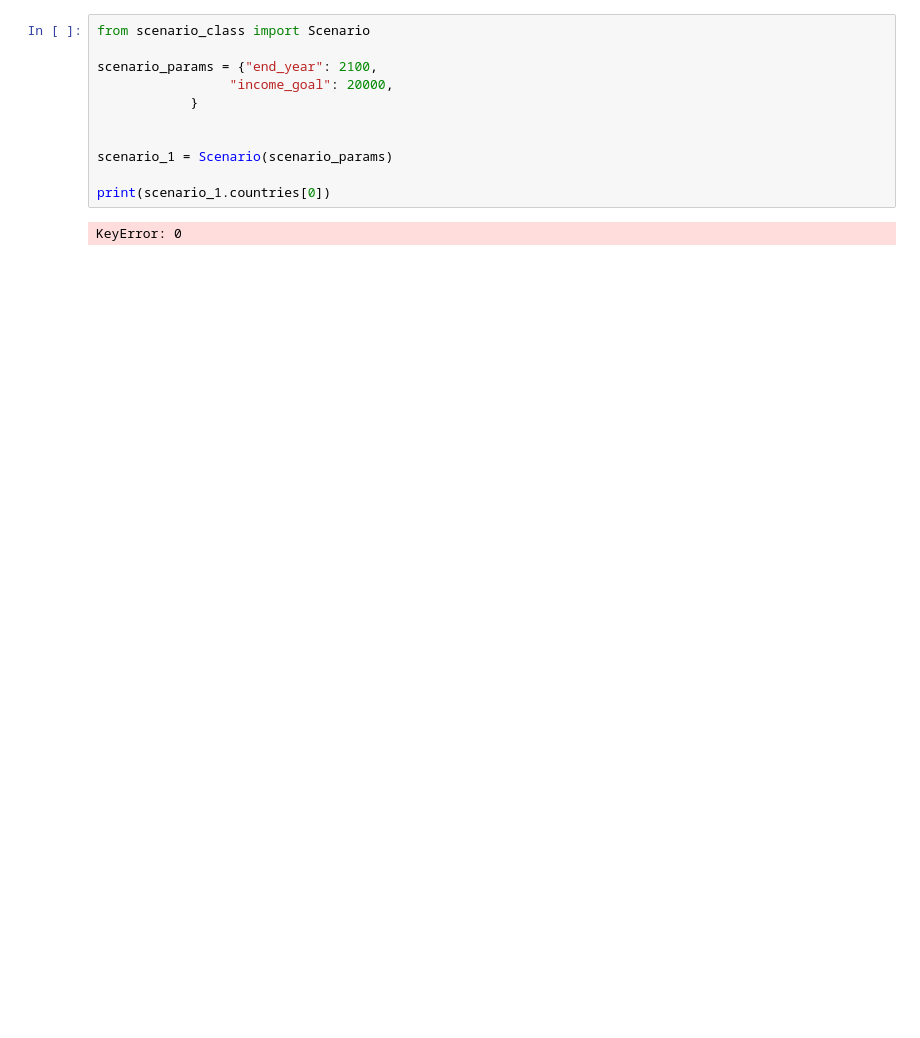
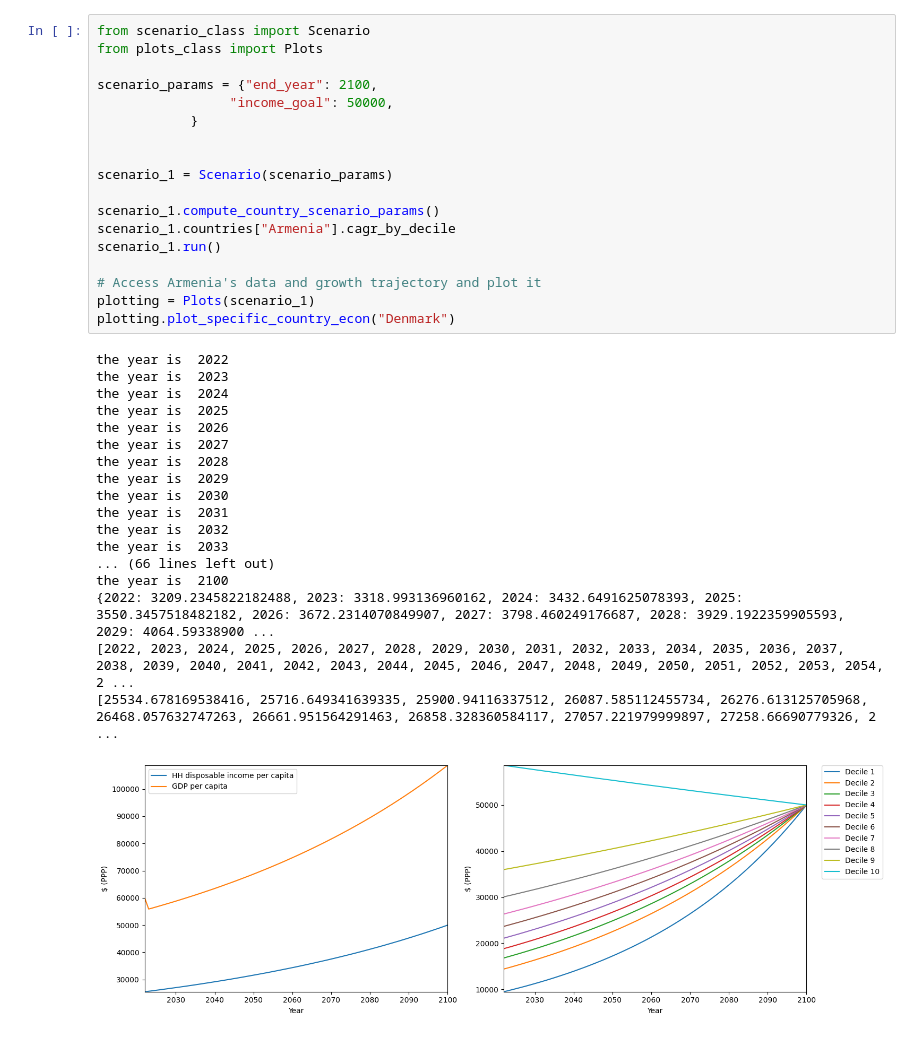
Before and after one commit to yannickoswald/convergence, a Jupyter notebook: run_scenario.ipynb, the cells around one changed output. Saved outputs shown, nothing was run; the diff lists cells and outputs as text; blank space fills up the shorter version.

```diff
--- a/run_scenario.ipynb
+++ b/run_scenario.ipynb
@@ -1,13 +1,37 @@
 # %%
 from scenario_class import Scenario
+from plots_class import Plots
 
 scenario_params = {"end_year": 2100,
-                 "income_goal": 20000,
+                 "income_goal": 50000,
             }
 
 
 scenario_1 = Scenario(scenario_params)
 
-print(scenario_1.countries[0])
+scenario_1.compute_country_scenario_params()
+scenario_1.countries["Armenia"].cagr_by_decile
+scenario_1.run()
+
+# Access Armenia's data and growth trajectory and plot it
+plotting = Plots(scenario_1)
+plotting.plot_specific_country_econ("Denmark")
 # %% [output]
-KeyError: 0
+the year is  2022
+the year is  2023
+the year is  2024
+the year is  2025
+the year is  2026
+the year is  2027
+the year is  2028
+the year is  2029
+the year is  2030
+the year is  2031
+the year is  2032
+the year is  2033
+... (66 lines left out)
+the year is  2100
+{2022: 3209.2345822182488, 2023: 3318.993136960162, 2024: 3432.6491625078393, 2025: 3550.3457518482182, 2026: 3672.2314070849907, 2027: 3798.460249176687, 2028: 3929.1922359905593, 2029: 4064.59338900 ...
+[2022, 2023, 2024, 2025, 2026, 2027, 2028, 2029, 2030, 2031, 2032, 2033, 2034, 2035, 2036, 2037, 2038, 2039, 2040, 2041, 2042, 2043, 2044, 2045, 2046, 2047, 2048, 2049, 2050, 2051, 2052, 2053, 2054, 2 ...
+[25534.678169538416, 25716.649341639335, 25900.94116337512, 26087.585112455734, 26276.613125705968, 26468.057632747263, 26661.951564291463, 26858.328360584117, 27057.221979999897, 27258.66690779326, 2 ...
+[figure, added]
```
Also changed, not shown: 4 other files.
